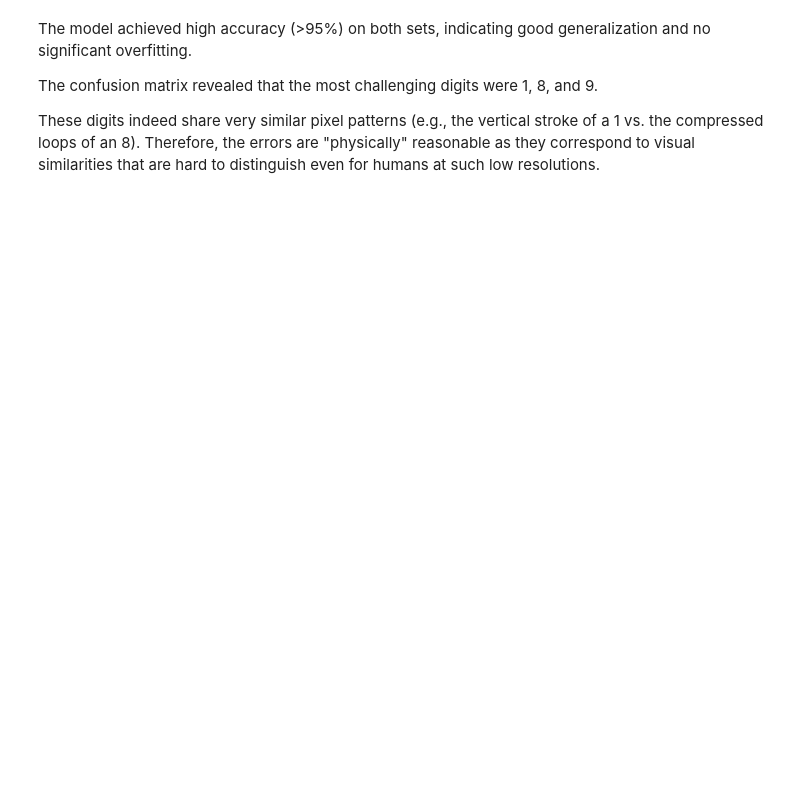
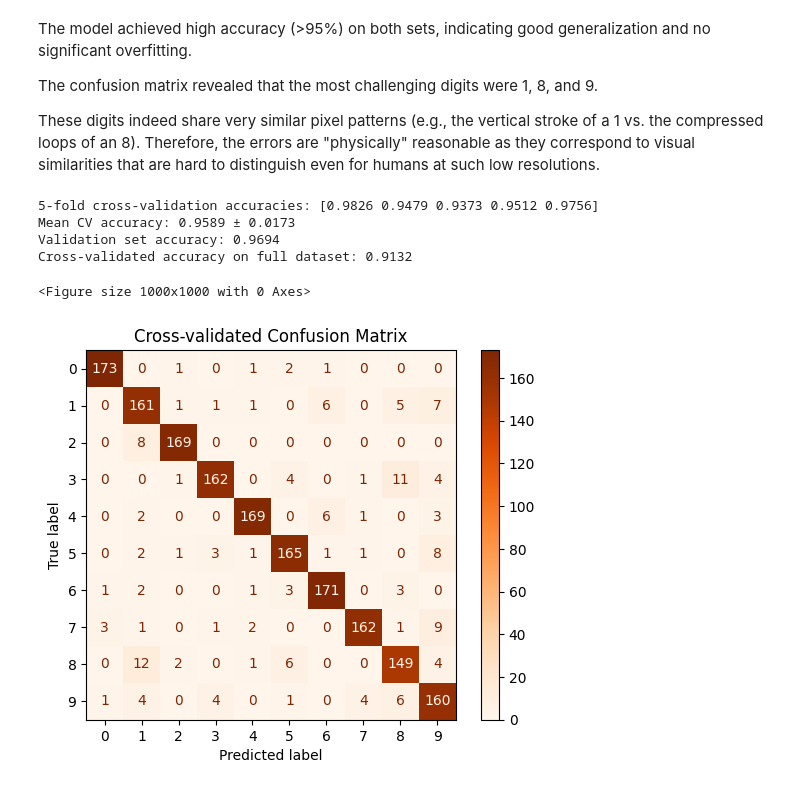
Before and after one commit to anna-tresoldi/astrostatistics_bicocca_2026, a Jupyter notebook: working/L13_ML_intro.ipynb, the cells around one changed output. Cells and saved outputs as stored; diff of their text form; code cells hidden in the pictures; blank space fills up the shorter version.

```diff
--- a/working/L13_ML_intro.ipynb
+++ b/working/L13_ML_intro.ipynb
@@ -203,3 +204,38 @@ The confusion matrix revealed that the most challenging digits were 1, 8, and 9.
 
 These digits indeed share very similar pixel patterns (e.g., the vertical stroke of a 1 vs. the compressed loops of an 8).
 Therefore, the errors are "physically" reasonable as they correspond to visual similarities that are hard to distinguish even for humans at such low resolutions.
+# %%
+from sklearn.model_selection import cross_val_score, cross_val_predict
+
+cv_model = LogisticRegression(solver='sag', max_iter=2000)
+
+cv_scores = cross_val_score(
+    cv_model,
+    X_train,
+    y_train,
+    cv=5,
+    scoring='accuracy',
+    n_jobs=-1,
+)
+
+print("5-fold cross-validation accuracies:", np.round(cv_scores, 4))
+print(f"Mean CV accuracy: {cv_scores.mean():.4f} ± {cv_scores.std():.4f}")
+print(f"Validation set accuracy: {acc_test:.4f}")
+
+y_cv_pred = cross_val_predict(cv_model, X, y, cv=5, n_jobs=-1)
+cv_acc = accuracy_score(y, y_cv_pred)
+print(f"Cross-validated accuracy on full dataset: {cv_acc:.4f}")
+
+cm_cv = confusion_matrix(y, y_cv_pred)
+disp_cv = ConfusionMatrixDisplay(confusion_matrix=cm_cv, display_labels=digits.target_names)
+plt.figure(figsize=(10, 10))
+disp_cv.plot(cmap=plt.cm.Oranges, values_format='d')
+plt.title("Cross-validated Confusion Matrix")
+plt.show()
+# %% [output]
+5-fold cross-validation accuracies: [0.9826 0.9479 0.9373 0.9512 0.9756]
+Mean CV accuracy: 0.9589 ± 0.0173
+Validation set accuracy: 0.9694
+Cross-validated accuracy on full dataset: 0.9132
+<Figure size 1000x1000 with 0 Axes>
+[figure, added]
```
Also changed, not shown: parts of 6 cells of this notebook.
